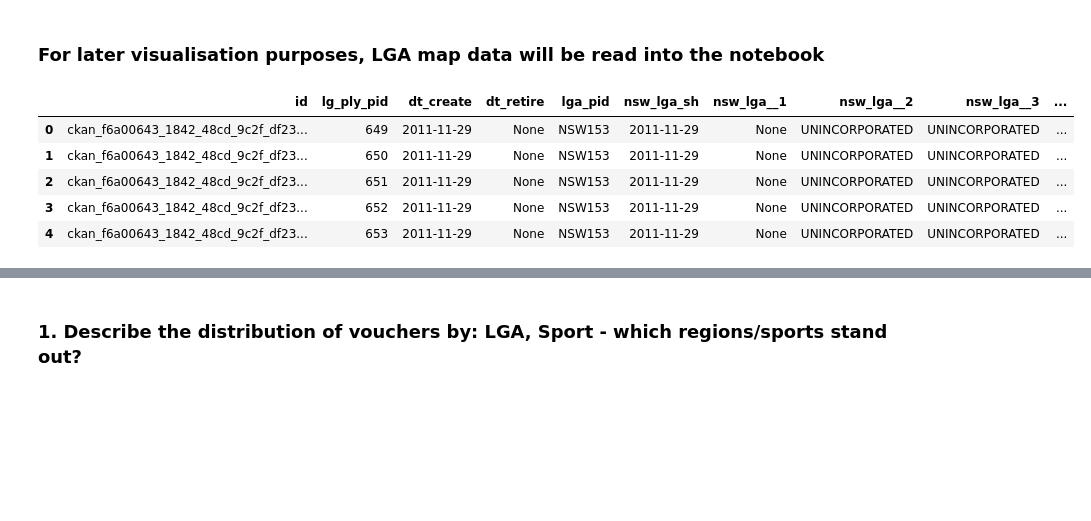
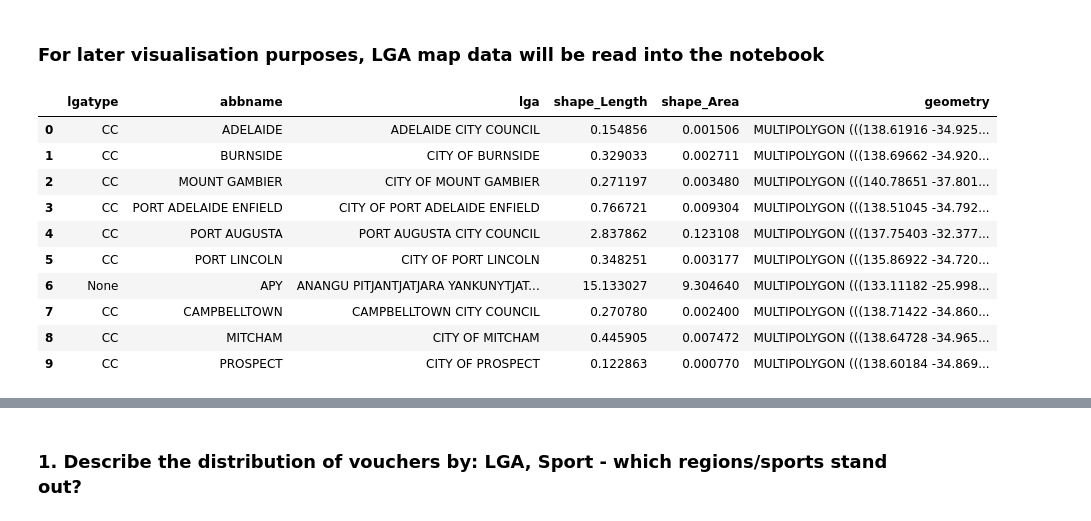
Before and after one commit to felix-rosenberger/Data-Science-Portfolio, a Jupyter notebook: Portfolio 2.ipynb, the cells around one changed output, grey strips where cells are left out. Cells and saved outputs as stored; diff of their text form; code cells hidden in the pictures; blank space fills up the shorter version.

```diff
--- a/Portfolio 2.ipynb
+++ b/Portfolio 2.ipynb
@@ -128,15 +128,20 @@ __Low score indicates most disadvantaged.__
 ### For later visualisation purposes, LGA map data will be read into the notebook
 # %%
 # get url of geojson file
-nsw_url = "https://data.gov.au/geoserver/nsw-local-government-areas/wfs?request=GetFeature&typeName=ckan_f6a00643_1842_48cd_9c2f_df23a3a1dc1e&outputFormat=json"
+sa_data = "files/LGA_GDA2020.geojson"
 
 # read data in
-nsw_lga_gdf = gpd.read_file(nsw_url)
-nsw_lga_gdf.head()
+sa_lga_gdf = gpd.read_file(sa_data)
+sa_lga_gdf.head(10)
 # %% [output]
-|  | id | lg_ply_pid | dt_create | dt_retire | lga_pid | nsw_lga_sh | nsw_lga__1 | nsw_lga__2 | nsw_lga__3 | ... |
-| 0 | ckan_f6a00643_1842_48cd_9c2f_df23... | 649 | 2011-11-29 | None | NSW153 | 2011-11-29 | None | UNINCORPORATED | UNINCORPORATED | ... |
-| 1 | ckan_f6a00643_1842_48cd_9c2f_df23... | 650 | 2011-11-29 | None | NSW153 | 2011-11-29 | None | UNINCORPORATED | UNINCORPORATED | ... |
-| 2 | ckan_f6a00643_1842_48cd_9c2f_df23... | 651 | 2011-11-29 | None | NSW153 | 2011-11-29 | None | UNINCORPORATED | UNINCORPORATED | ... |
-| 3 | ckan_f6a00643_1842_48cd_9c2f_df23... | 652 | 2011-11-29 | None | NSW153 | 2011-11-29 | None | UNINCORPORATED | UNINCORPORATED | ... |
-| 4 | ckan_f6a00643_1842_48cd_9c2f_df23... | 653 | 2011-11-29 | None | NSW153 | 2011-11-29 | None | UNINCORPORATED | UNINCORPORATED | ... |
+|  | lgatype | abbname | lga | shape_Length | shape_Area | geometry |
+| 0 | CC | ADELAIDE | ADELAIDE CITY COUNCIL | 0.154856 | 0.001506 | MULTIPOLYGON (((138.61916 -34.925... |
+| 1 | CC | BURNSIDE | CITY OF BURNSIDE | 0.329033 | 0.002711 | MULTIPOLYGON (((138.69662 -34.920... |
+| 2 | CC | MOUNT GAMBIER | CITY OF MOUNT GAMBIER | 0.271197 | 0.003480 | MULTIPOLYGON (((140.78651 -37.801... |
+| 3 | CC | PORT ADELAIDE ENFIELD | CITY OF PORT ADELAIDE ENFIELD | 0.766721 | 0.009304 | MULTIPOLYGON (((138.51045 -34.792... |
+| 4 | CC | PORT AUGUSTA | PORT AUGUSTA CITY COUNCIL | 2.837862 | 0.123108 | MULTIPOLYGON (((137.75403 -32.377... |
+| 5 | CC | PORT LINCOLN | CITY OF PORT LINCOLN | 0.348251 | 0.003177 | MULTIPOLYGON (((135.86922 -34.720... |
+| 6 | None | APY | ANANGU PITJANTJATJARA YANKUNYTJAT... | 15.133027 | 9.304640 | MULTIPOLYGON (((133.11182 -25.998... |
+| 7 | CC | CAMPBELLTOWN | CAMPBELLTOWN CITY COUNCIL | 0.270780 | 0.002400 | MULTIPOLYGON (((138.71422 -34.860... |
+| 8 | CC | MITCHAM | CITY OF MITCHAM | 0.445905 | 0.007472 | MULTIPOLYGON (((138.64728 -34.965... |
+| 9 | CC | PROSPECT | CITY OF PROSPECT | 0.122863 | 0.000770 | MULTIPOLYGON (((138.60184 -34.869... |
```
Also changed, not shown: parts of 47 cells of this notebook, 6 other files.
